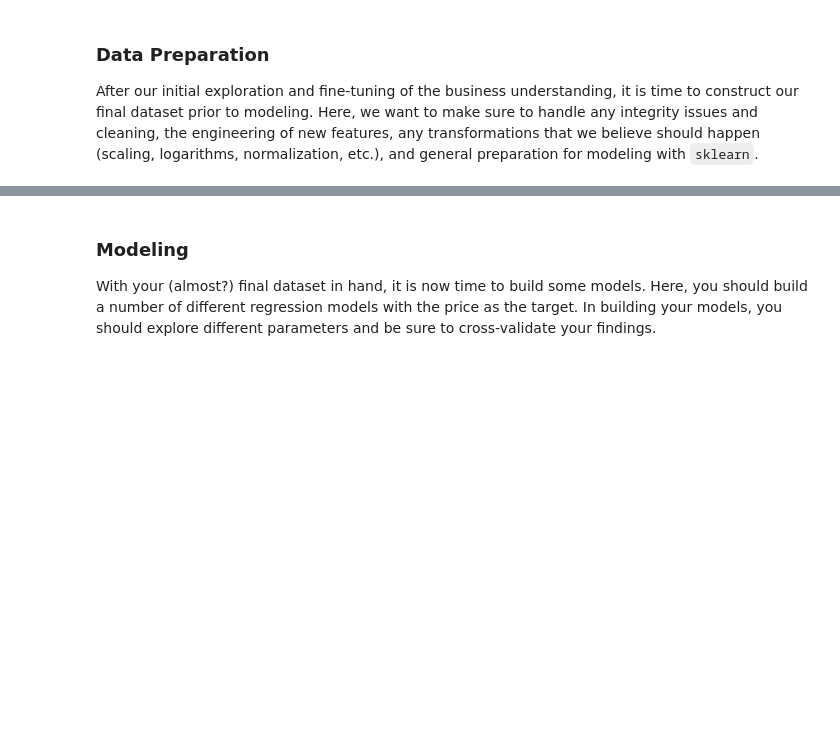
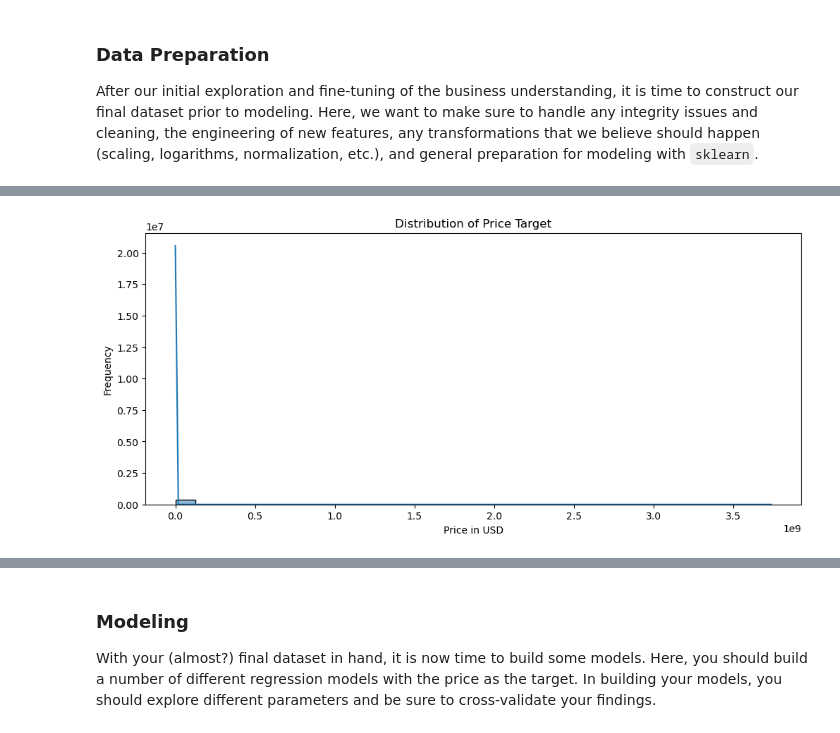
Before and after one commit to sujmishra/data-science-berkley, a Jupyter notebook: Assignment-11.1/prompt_II.ipynb, the cells around one changed output, grey strips where cells are left out. Cells and saved outputs as stored; diff of their text form; code cells hidden in the pictures; blank space fills up the shorter version.

```diff
--- a/Assignment-11.1/prompt_II.ipynb
+++ b/Assignment-11.1/prompt_II.ipynb
@@ -78,0 +200,11 @@ After our initial exploration and fine-tuning of the business understanding, it
+# %%
+# Plot distribution of target(price) using a histogram
+plt.figure(figsize=(12, 5))
+sns.histplot(df['price'], bins=30, kde=True)
+plt.title('Distribution of Price Target')
+plt.xlabel('Price in USD')
+plt.ylabel('Frequency')
+plt.savefig("images/price_distribution_pre_outliers.png", dpi =300)
+plt.show()
+# %% [output]
+[figure, added]
```
Also changed, not shown: parts of 39 cells of this notebook, 4 other files.
